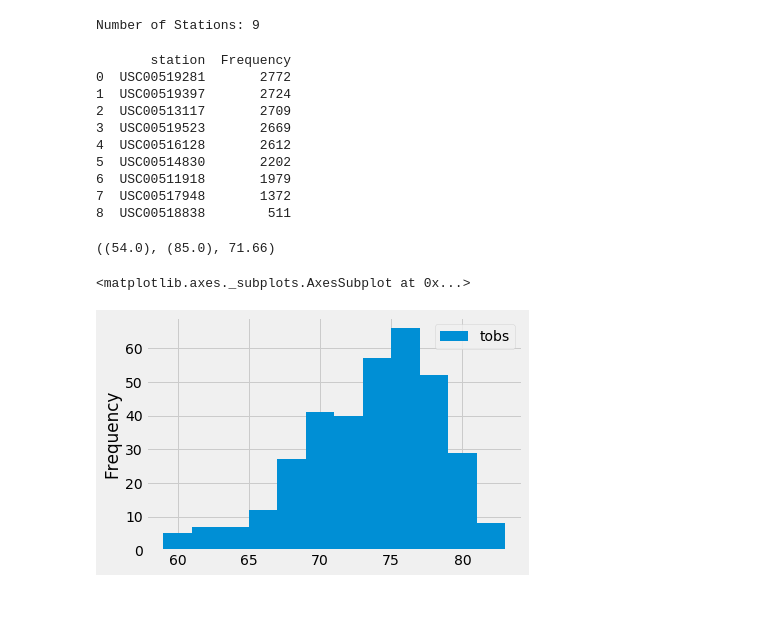
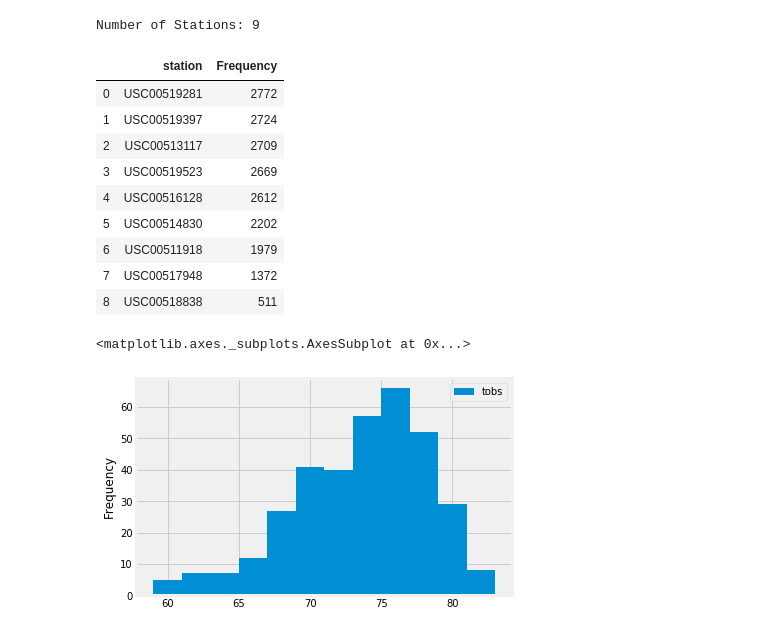
Before and after one commit to christos-f/sqlalchemy-challenge, a Jupyter notebook: SurfsUp/climate_starter.ipynb, the cells around one changed output. Drawn from its saved outputs; the diff is of its cells as text; code cells hidden in the pictures; blank space fills up the shorter version.

```diff
--- a/SurfsUp/climate_starter.ipynb
+++ b/SurfsUp/climate_starter.ipynb
@@ -92,48 +74,27 @@ print(f"Number of Stations: {NumStations}")
 # %% [output]
 Number of Stations: 9
 # %%
-# What are the most active stations? (i.e. what stations have the most rows)?
-# List the stations and the counts in descending order.
-StationFrequency = session.query(Measurement.station,
+#Query for most active stations
+#Create Frequency column and order by it
+stationFrequency = session.query(Measurement.station,
     func.count(Measurement.station).label('Frequency')
     ).group_by(Measurement.station
     ).order_by(desc('Frequency')).all()
 
 
 
-newtable = pd.DataFrame(StationFrequency)
-StationFrequency
-print(newtable)
+newTable = pd.DataFrame(stationFrequency)
+stationFrequency
+mostFrequent = stationFrequency[0][0]
+newTable
 # %% [output]
-       station  Frequency
-0  USC00519281       2772
-1  USC00519397       2724
-2  USC00513117       2709
-3  USC00519523       2669
-4  USC00516128       2612
-5  USC00514830       2202
-6  USC00511918       1979
-7  USC00517948       1372
-8  USC00518838        511
+|  | station | Frequency |
+| 0 | USC00519281 | 2772 |
+| 1 | USC00519397 | 2724 |
+| 2 | USC00513117 | 2709 |
+| 3 | USC00519523 | 2669 |
+| 4 | USC00516128 | 2612 |
+| 5 | USC00514830 | 2202 |
+| 6 | USC00511918 | 1979 |
+| 7 | USC00517948 | 1372 |
+| 8 | USC00518838 | 511 |
-# %%
-MostFrequent = StationFrequency[0][0]
-HighestTemp = (session.query(Measurement.tobs)
-                            .filter(Measurement.station == MostFrequent)
-                            .order_by(Measurement.tobs.desc())
-                            .first())
-
-LowestTemp = (session.query(Measurement.tobs)
-                            .filter(Measurement.station == MostFrequent)
-                            .order_by(Measurement.tobs.asc())
-                            .first())
-
-AvgTemp = (session.query(func.avg(Measurement.tobs))
-                  .filter(Measurement.station == MostFrequent)
-                  .first())
-AvgTemp = round(np.ravel(AvgTemp)[0],2)
-
-
-
-LowestTemp,HighestTemp,AvgTemp
-# %% [output]
-((54.0), (85.0), 71.66)
@@ -143,23 +101,23 @@ LowestTemp,HighestTemp,AvgTemp
 # %%
-# Choose the station with the highest number of temperature observations.
-# Query the last 12 months of temperature observation data for this station and plot the results as a histogram
-TempStartDate = (session.query(Measurement.date)
+#Filter by most popular station
+# Query for last 12 months of tobs data
+startDate = (session.query(Measurement.date)
                  .order_by(Measurement.date.desc())
                  .first())
 
-TempStartDate = np.ravel(StartDate)[0]
+startDate = np.ravel(startDate)[0]
 #Get 1 year before latest date
-TempEndDate = dt.datetime.strptime(TempStartDate, '%Y-%m-%d') - dt.timedelta(days=1*365)
-TempEndDate = (TempEndDate.strftime('%Y-%m-%d'))
+endDate = dt.datetime.strptime(startDate, '%Y-%m-%d') - dt.timedelta(days=1*365)
+endDate = (endDate.strftime('%Y-%m-%d'))
 
 # Perform a query to retrieve the data and precipitation scores
 Temperature = (session.query(Measurement.station, Measurement.date, Measurement.tobs)
-                .filter(Measurement.date > EndDate)
-                .filter(Measurement.station == MostFrequent)
+                .filter(Measurement.date > endDate)
+                .filter(Measurement.station == mostFrequent)
                 .order_by(Measurement.date.asc())
                      .all())
 TempDf = pd.DataFrame(Temperature)
 TempDf.plot.hist(bins = 12)
 # %% [output]
 <matplotlib.axes._subplots.AxesSubplot at 0x...>
-[figure, old version]
+[figure, new version]
```
Also changed, not shown: parts of 23 cells of this notebook, 2 other files.
